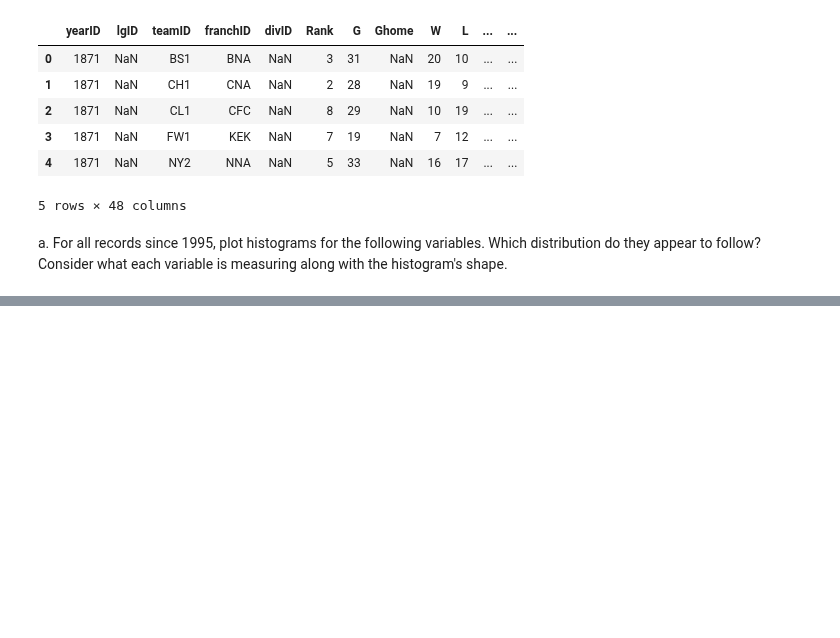
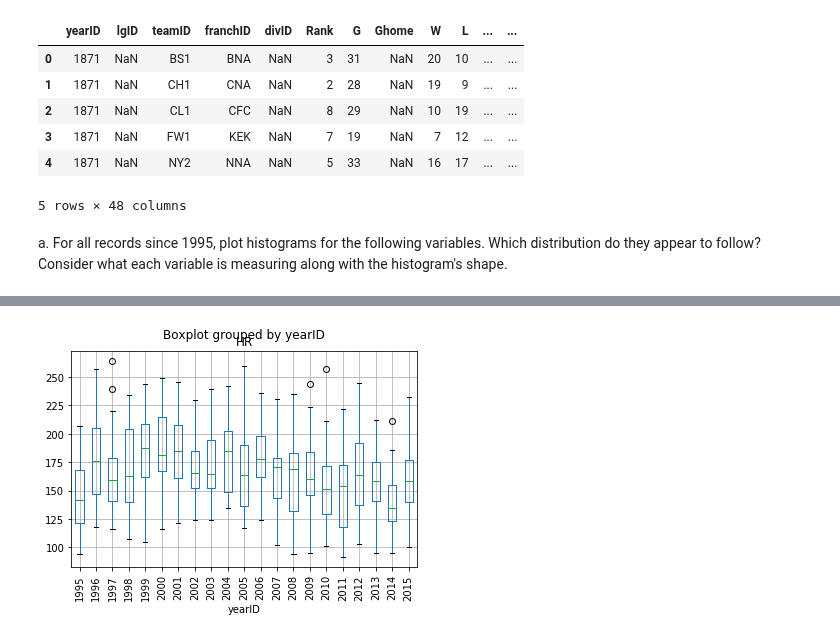
Before and after one commit to DJGump/module-work-DSI06, a Jupyter notebook: dgump-python-exam-dsi06/dgump-DSI06-python-self-sufficiency-exam.ipynb, the cells around one changed output, grey strips where cells are left out. Cells and saved outputs as stored; diff of their text form; code cells hidden in the pictures; blank space fills up the shorter version.

```diff
--- a/dgump-python-exam-dsi06/dgump-DSI06-python-self-sufficiency-exam.ipynb
+++ b/dgump-python-exam-dsi06/dgump-DSI06-python-self-sufficiency-exam.ipynb
@@ -92,0 +149,7 @@ Stolen bases seems to skew right, with most bases stolen by a team a year being
+# %%
+# could see if number of homeruns increases by years
+# sports typically become more competitive over time
+teams_95.boxplot(column='HR',by='yearID', rot=90)
+plt.show()
+# %% [output]
+[figure, added]
```
Also changed, not shown: parts of 26 cells of this notebook.
